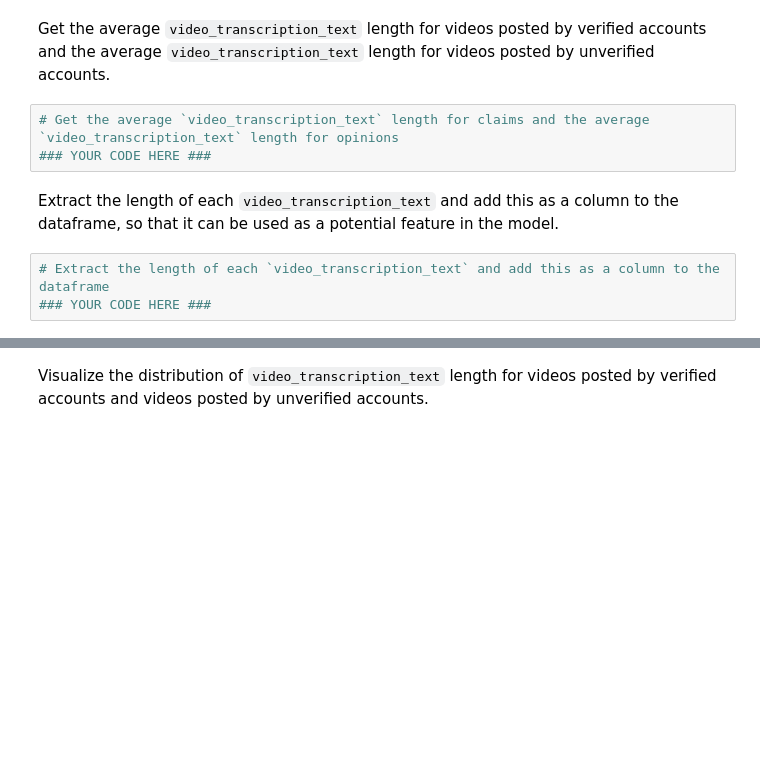
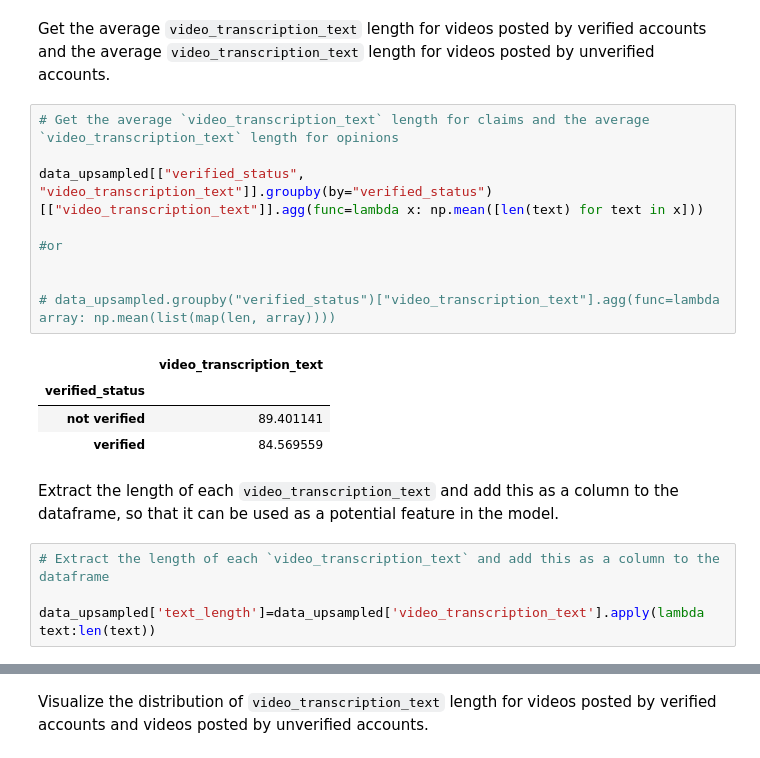
Before and after one commit to Cyberoctane29/Python-For-Data-Analysis, a Jupyter notebook: Course-5/Module_6/1_end_of_course_project.ipynb, the cells around one changed output, grey strips where cells are left out. Cells and saved outputs as stored; diff of their text form; blank space fills up the shorter version.

```diff
--- a/Course-5/Module_6/1_end_of_course_project.ipynb
+++ b/Course-5/Module_6/1_end_of_course_project.ipynb
@@ -380,12 +389,24 @@ Use resampling to create class balance in the outcome variable, if needed.
 # %% [markdown]
 Get the average `video_transcription_text` length for videos posted by verified accounts and the average `video_transcription_text` length for videos posted by unverified accounts.
-# %%
-# Get the average `video_transcription_text` length for claims and the average `video_transcription_text` length for opinions
-### YOUR CODE HERE ###
+# %%
+# Get the average `video_transcription_text` length for claims and the average `video_transcription_text` length for opinions
+
+data_upsampled[["verified_status", "video_transcription_text"]].groupby(by="verified_status")[["video_transcription_text"]].agg(func=lambda x: np.mean([len(text) for text in x]))
+
+#or
+
+
+# data_upsampled.groupby("verified_status")["video_transcription_text"].agg(func=lambda array: np.mean(list(map(len, array))))
+# %% [output]
+|  | video_transcription_text |
+| verified_status |  |
+| not verified | 89.401141 |
+| verified | 84.569559 |
 # %% [markdown]
 Extract the length of each `video_transcription_text` and add this as a column to the dataframe, so that it can be used as a potential feature in the model.
 # %%
 # Extract the length of each `video_transcription_text` and add this as a column to the dataframe
-### YOUR CODE HERE ###
+
+data_upsampled['text_length']=data_upsampled['video_transcription_text'].apply(lambda text:len(text))
 # %%
 # Display first few rows of dataframe after adding new column
```
Also changed, not shown: parts of 11 cells of this notebook.
